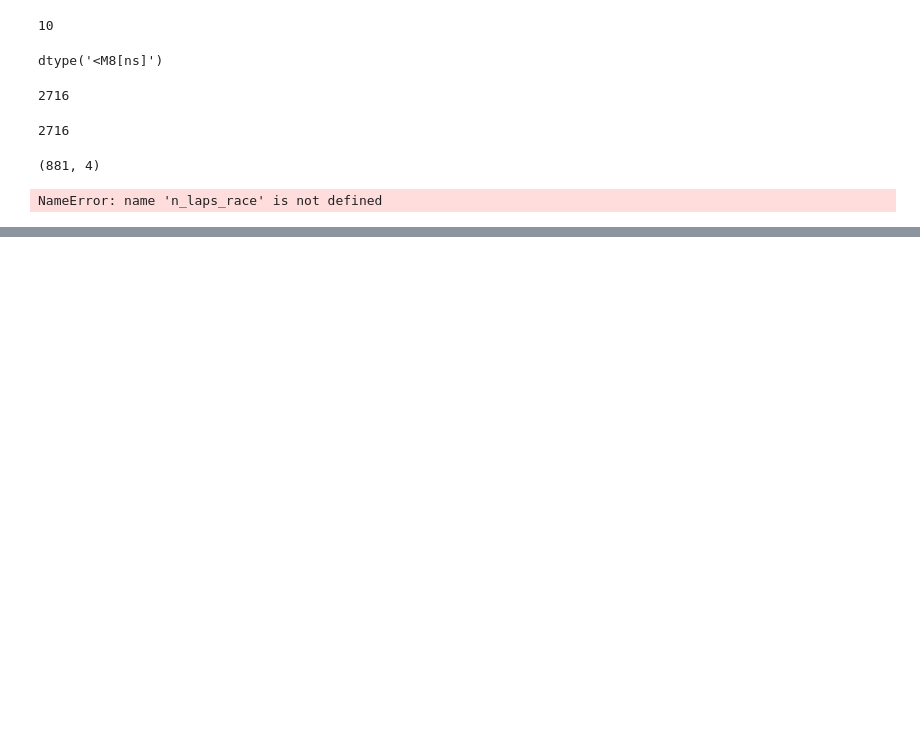
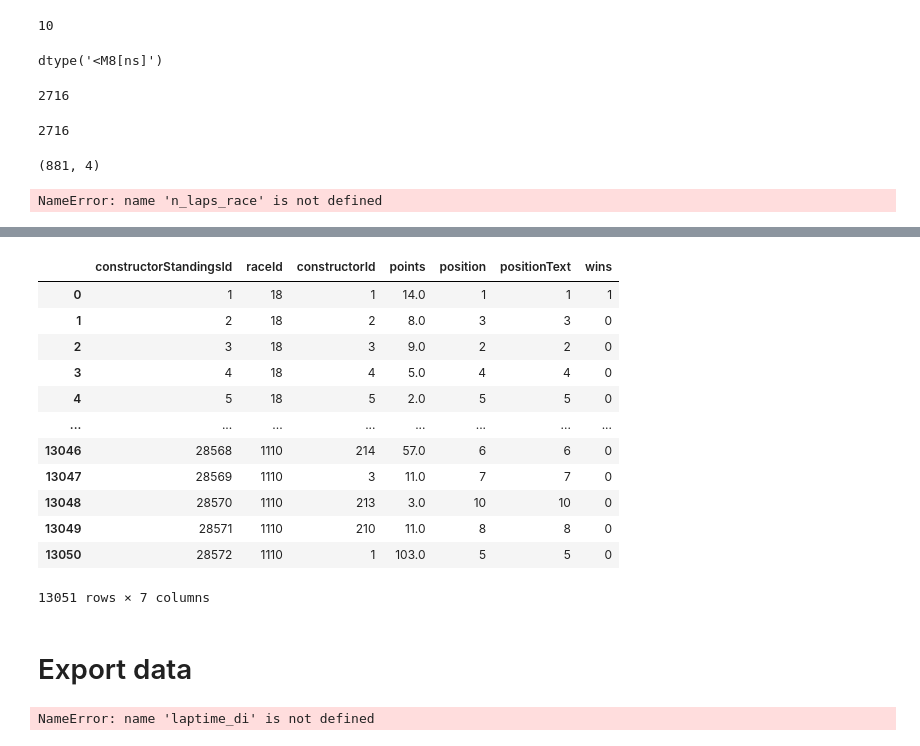
Before and after one commit to ryandouglaskish/MSAI-349-Project, a Jupyter notebook: Exploratory.ipynb, the cells around one changed output, grey strips where cells are left out. Cells and saved outputs as stored; diff of their text form; code cells hidden in the pictures; blank space fills up the shorter version.

```diff
--- a/Exploratory.ipynb
+++ b/Exploratory.ipynb
@@ -209,0 +276,16 @@ NameError: name 'n_laps_race' is not defined
+# %%
+constructor_standings_raw_df
+# %% [output]
+|  | constructorStandingsId | raceId | constructorId | points | position | positionText | wins |
+| 0 | 1 | 18 | 1 | 14.0 | 1 | 1 | 1 |
+| 1 | 2 | 18 | 2 | 8.0 | 3 | 3 | 0 |
+| 2 | 3 | 18 | 3 | 9.0 | 2 | 2 | 0 |
+| 3 | 4 | 18 | 4 | 5.0 | 4 | 4 | 0 |
+| 4 | 5 | 18 | 5 | 2.0 | 5 | 5 | 0 |
+| ... | ... | ... | ... | ... | ... | ... | ... |
+| 13046 | 28568 | 1110 | 214 | 57.0 | 6 | 6 | 0 |
+| 13047 | 28569 | 1110 | 3 | 11.0 | 7 | 7 | 0 |
+| 13048 | 28570 | 1110 | 213 | 3.0 | 10 | 10 | 0 |
+| 13049 | 28571 | 1110 | 210 | 11.0 | 8 | 8 | 0 |
+| 13050 | 28572 | 1110 | 1 | 103.0 | 5 | 5 | 0 |
+13051 rows × 7 columns
@@ -209,0 +294,6 @@ NameError: name 'n_laps_race' is not defined
+# %% [markdown]
+# Export data
+# %%
+laptime_di
+# %% [output]
+NameError: name 'laptime_di' is not defined
```
Also changed, not shown: parts of 7 cells of this notebook, 6 other files.
